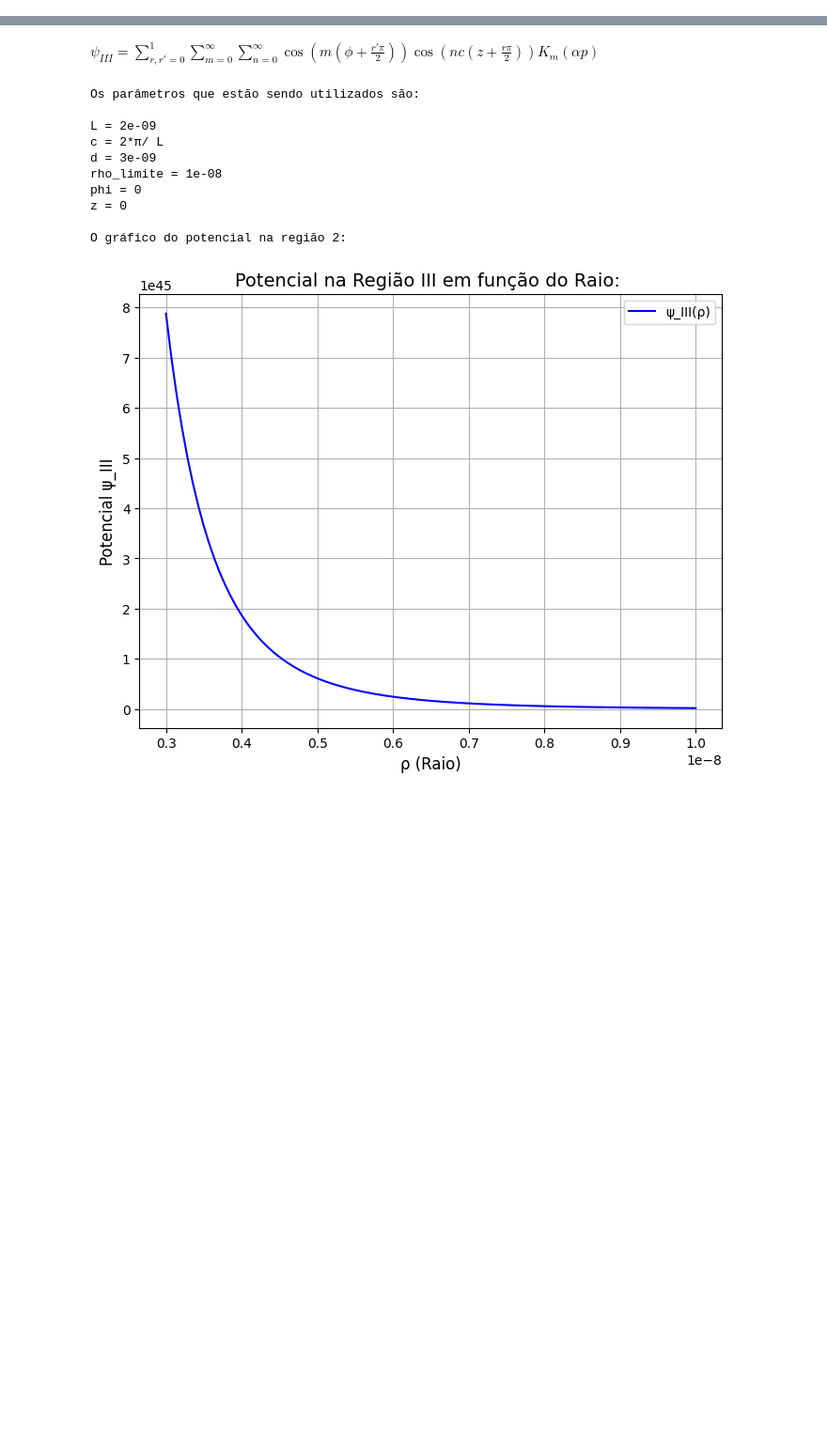
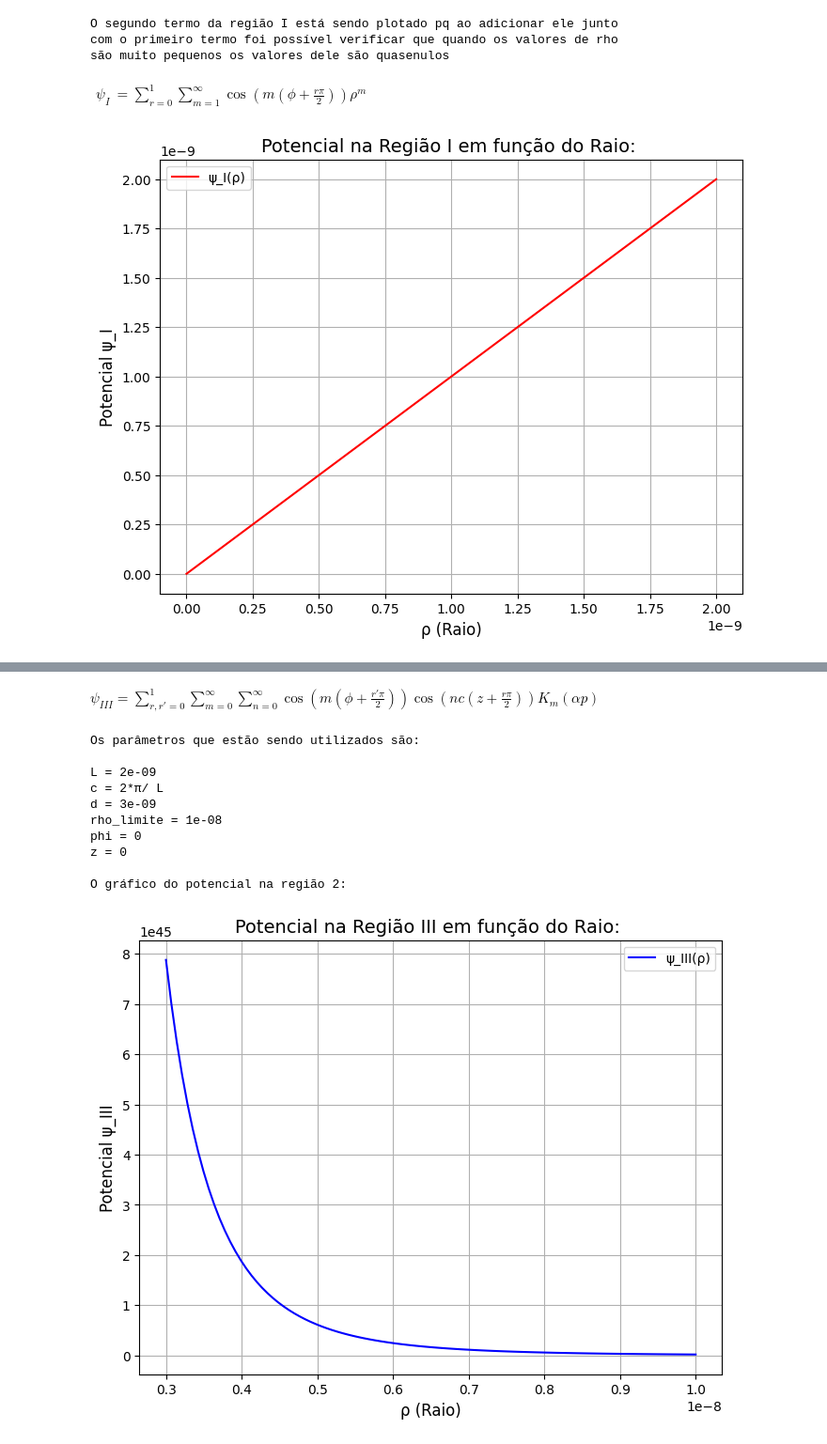
Before and after one commit to Cr7stian8/Cr7stian8, a Jupyter notebook: testesIC.ipynb, the cells around one changed output, grey strips where cells are left out. Shown at 94% size. Saved outputs shown, nothing was run; the diff lists cells and outputs as text; code cells hidden in the pictures; blank space fills up the shorter version.

```diff
--- a/testesIC.ipynb
+++ b/testesIC.ipynb
@@ -145,3 +183,73 @@ O gráfico do potencial na região 1:
+# %%
+from IPython.display import display, Math
+from scipy.special import iv as I_m
+import numpy as np
+import matplotlib.pyplot as plt
+
+# Definindo Psi que será exibido
+psi_IParcial = r"""
+\begin{aligned}
+    \psi_I &= \sum_{r=0}^1 \sum_{m=1}^\infty
+    \cos\left(m\left(\phi + \frac{r\pi}{2}\right)\right)
+    \rho^m
+\end{aligned}
+"""
+
+# Definindo os parâmetros
+L = 2e-9
+c = (2 * np.pi) / L
+b = 2e-9
+phi = 0
+z = 0
+
+# Função para calcular só o segundo termo
+def calcular_psi_I(rho, m_max=5, n_max=5):
+    soma = 0.0
+    for r in [0, 1]:
+          for m in range(1, m_max + 1):
+              # Cálculo segundo termo
+              cos_phi = np.cos(m * (phi + r * np.pi / 2))
+              exp = rho**m
+              termo2 = cos_phi * exp
+              soma += termo2
+    return soma
+
+# Explicação do que está sendo feito
+print(
+    '''
+O segundo termo da região I está sendo plotado pq ao adicionar ele junto
+com o primeiro termo foi possível verificar que quando os valores de rho
+são muito pequenos os valores dele são quasenulos \n
+    ''')
+
+# Exibindo Psi
+display(Math(psi_IParcial))
+print('\n')
+
+# Gerar valores de rho e calcular os potenciais
+rho_valores = np.linspace(0, b, 100)
+psi_valores = [calcular_psi_I(rho) for rho in rho_valores]
+
+plt.figure(figsize=(8, 6))
+plt.plot(rho_valores, psi_valores, label='ψ_I(ρ)', color='red')
+plt.xlabel('ρ (Raio)', fontsize=12)
+plt.ylabel('Potencial ψ_I', fontsize=12)
+plt.title('Potencial na Região I em função do Raio: ', fontsize=14)
+plt.legend()
+plt.grid(True)
+plt.show()
+# %% [output]
+O segundo termo da região I está sendo plotado pq ao adicionar ele junto
+com o primeiro termo foi possível verificar que quando os valores de rho
+são muito pequenos os valores dele são quasenulos
+$\displaystyle
+\begin{aligned}
+    \psi_I &= \sum_{r=0}^1 \sum_{m=1}^\infty
+    \cos\left(m\left(\phi + \frac{r\pi}{2}\right)\right)
+    \rho^m
+\end{aligned}
+$
+[figure, added]
 # %%
 from IPython.display import display, Math
 from scipy.special import iv as I_m
```
Also changed, not shown: parts of 4 cells of this notebook.
